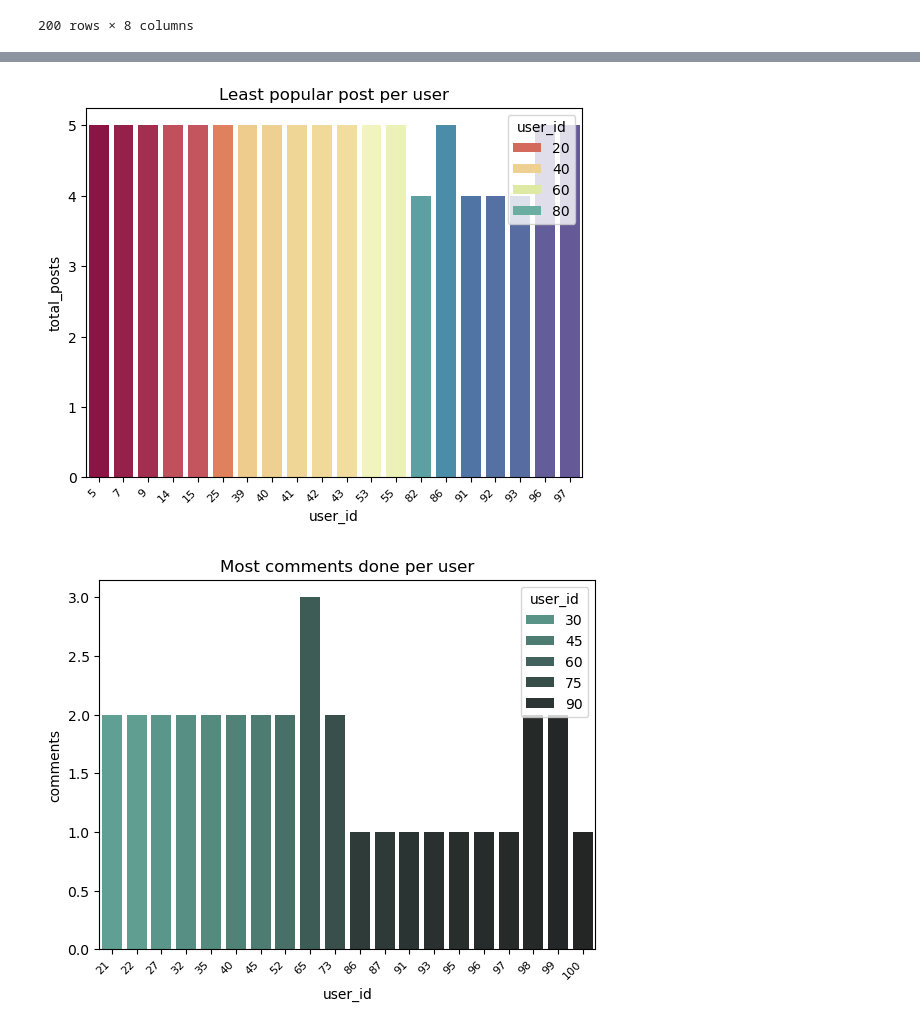
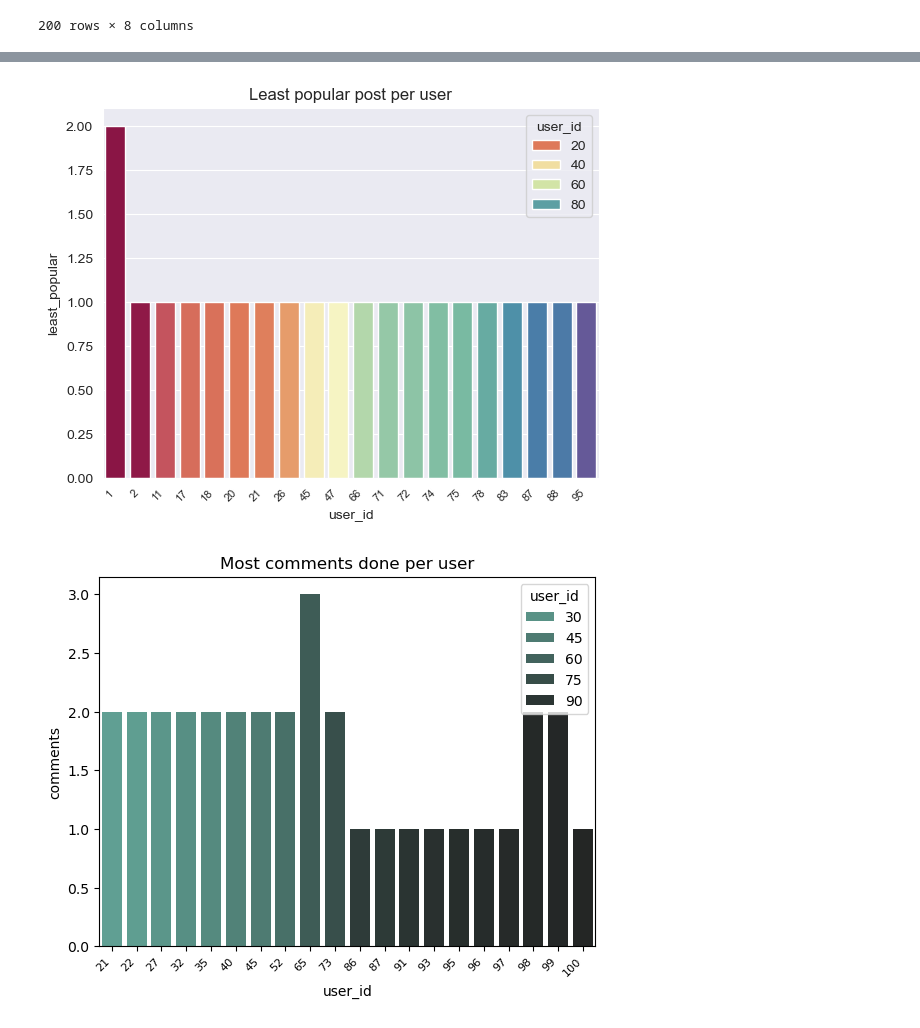
Before and after one commit to AlisonCG1/Project-datacopy, a Jupyter notebook: exploratory.ipynb, the cells around one changed output, grey strips where cells are left out. Saved outputs shown, nothing was run; the diff lists cells and outputs as text; code cells hidden in the pictures.

```diff
--- a/exploratory.ipynb
+++ b/exploratory.ipynb
@@ -106,12 +122,12 @@ plt.show()
 # %%
-query = "SELECT user_id, COUNT(*) AS total_posts FROM post GROUP BY user_id ORDER BY total_posts LIMIT 25"
+query = "SELECT user_id, COUNT(*) AS least_popular FROM post GROUP BY user_id ORDER BY least_popular ASC LIMIT 20"
 leastpopular = pd.read_sql(query, conn)
 
-leastpopular = sns.barplot(x ='user_id', y ='total_posts', data = total_posts, palette ='Spectral', hue = 'user_id')
+leastpopular = sns.barplot(x ='user_id', y ='least_popular', data = leastpopular, palette ='Spectral', hue = 'user_id')
 plt.xticks(rotation=45, ha="right")
 plt.xticks(fontsize=8)
 plt.title('Least popular post per user')
 plt.show()
 # %% [output]
-[figure, old version]
+[figure, new version]
 # %%
```
Also changed, not shown: parts of 17 cells of this notebook.
